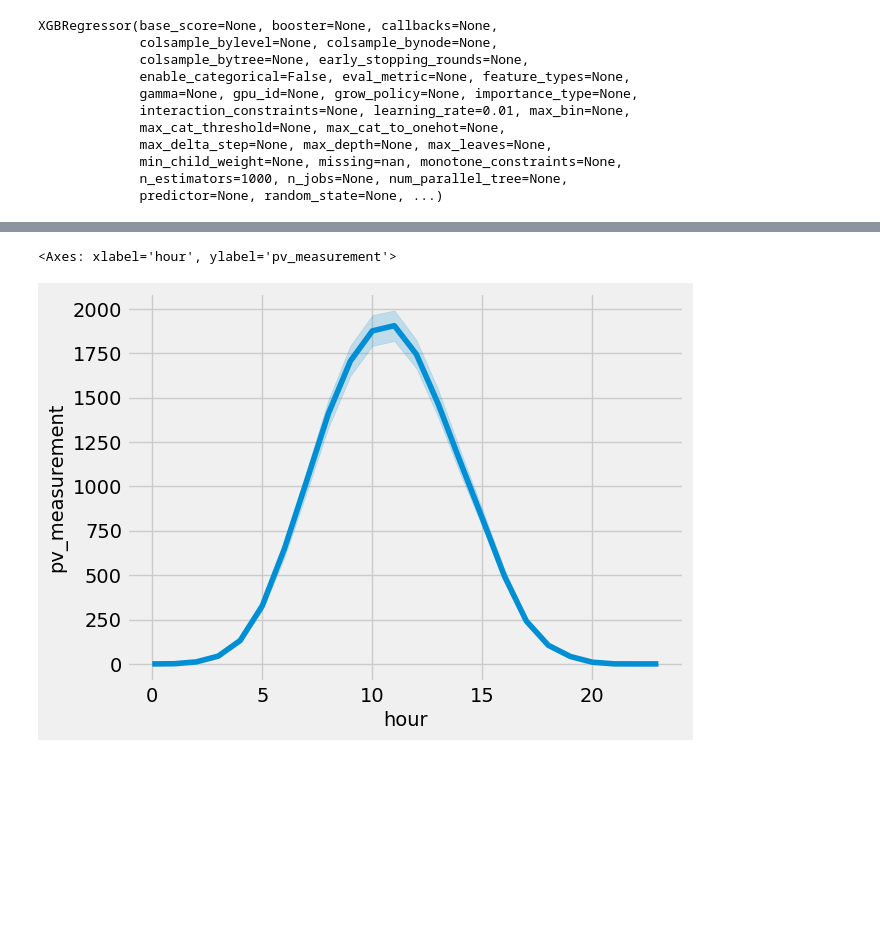
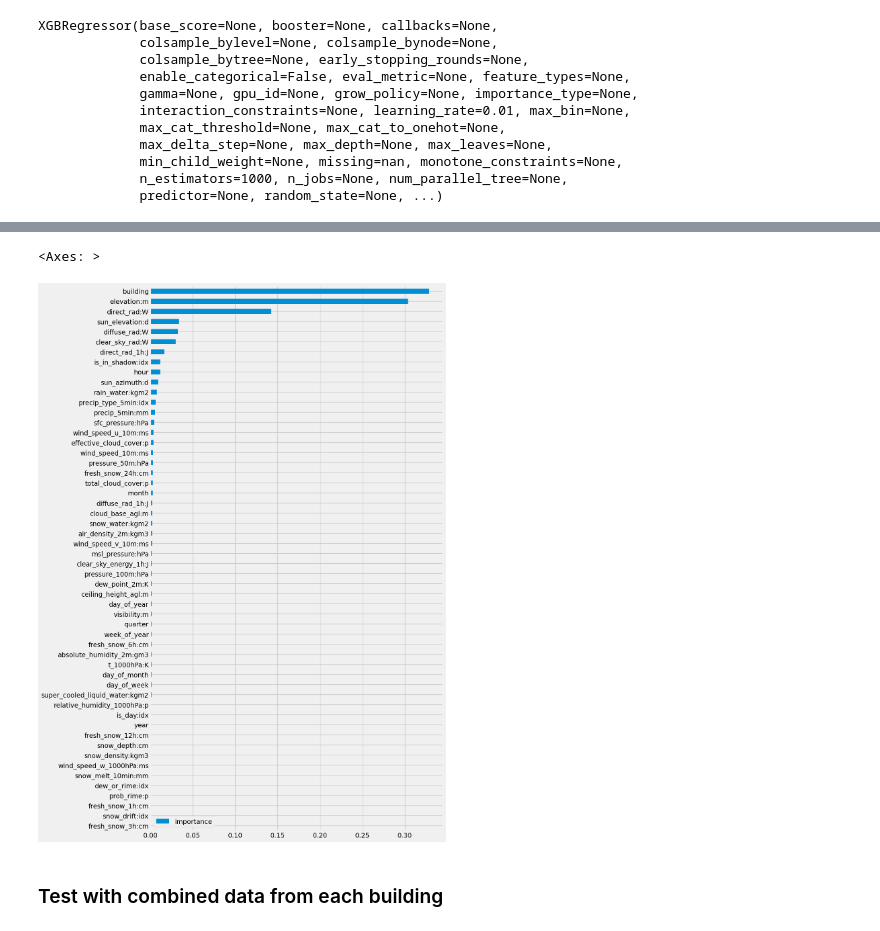
Before and after one commit to stinkyElias/TDT4173-ML, a Jupyter notebook: model_test.ipynb, the cells around one changed output, grey strips where cells are left out. Saved outputs shown, nothing was run; the diff lists cells and outputs as text; code cells hidden in the pictures; blank space fills up the shorter version.

```diff
--- a/model_test.ipynb
+++ b/model_test.ipynb
@@ -216,5 +220,10 @@ sns.lineplot(data=A_results, x='hour', y='pv_prediction', label='pv_prediction')
-# %%
-sns.lineplot(data=A_target, x='hour', y='pv_measurement')
-# %% [output]
-<Axes: xlabel='hour', ylabel='pv_measurement'>
-[figure, removed]
+# %%
+fi2 = pd.DataFrame(data=best_xgb_model.feature_importances_,
+                  index=best_xgb_model.feature_names_in_,
+                  columns=['importance'])
+fi2.sort_values(by='importance').plot(kind='barh', figsize=(10,20))
+# %% [output]
+<Axes: >
+[figure, added]
+# %% [markdown]
+### Test with combined data from each building
```
Also changed, not shown: parts of 31 cells of this notebook, 13 other files.
